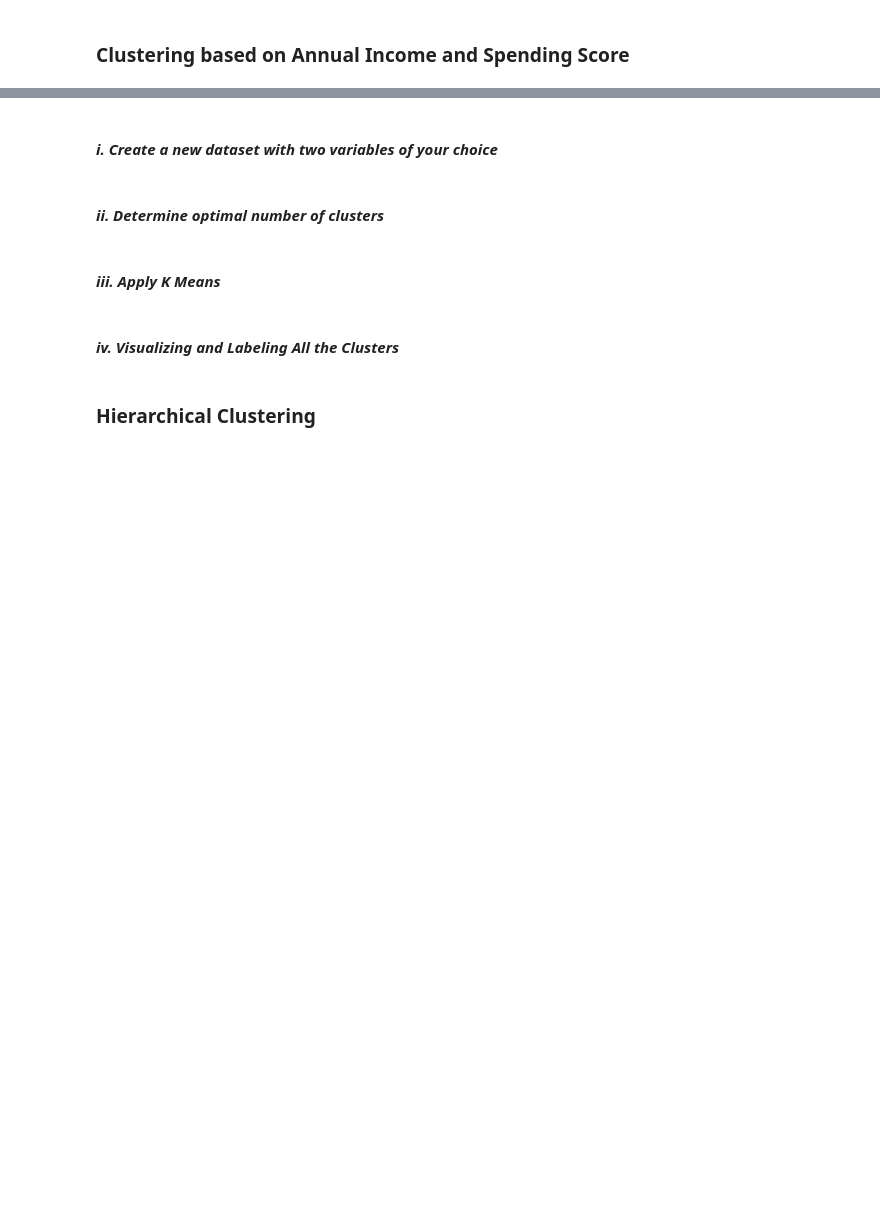
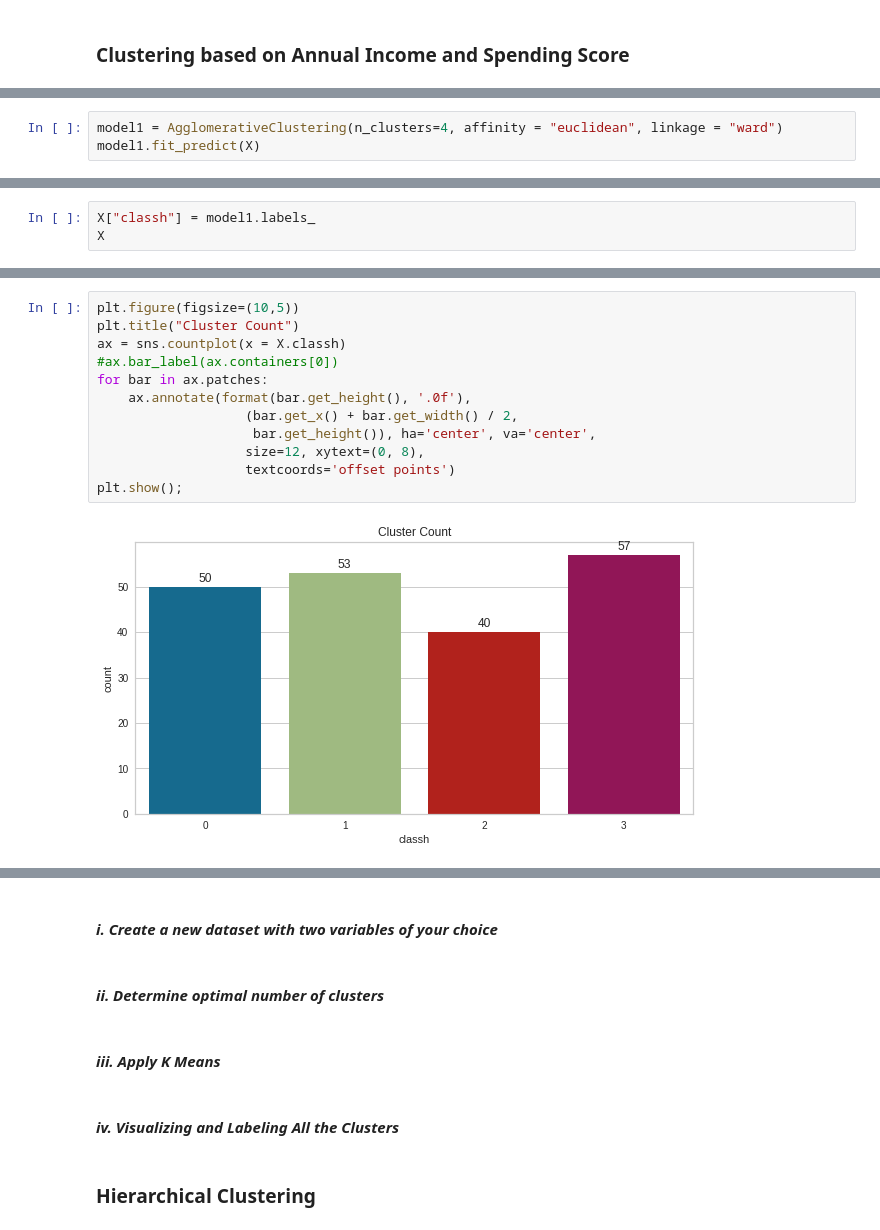
Before and after one commit to simsekibrahim/Cluestering_Analysis_Customers_Segmentation_Project, a Jupyter notebook: Cluestering_Analysis_Customers_Segmentation_Project.ipynb, the cells around one changed output, grey strips where cells are left out. Drawn from its saved outputs; the diff is of its cells as text; blank space fills up the shorter version.

```diff
--- a/Cluestering_Analysis_Customers_Segmentation_Project.ipynb
+++ b/Cluestering_Analysis_Customers_Segmentation_Project.ipynb
@@ -653,0 +828,3 @@ X
+# %%
+model1 = AgglomerativeClustering(n_clusters=4, affinity = "euclidean", linkage = "ward")
+model1.fit_predict(X)
@@ -653,0 +842,3 @@ X
+# %%
+X["classh"] = model1.labels_
+X
@@ -653,0 +873,14 @@ X
+# %%
+plt.figure(figsize=(10,5))
+plt.title("Cluster Count")
+ax = sns.countplot(x = X.classh)
+#ax.bar_label(ax.containers[0])
+for bar in ax.patches:
+    ax.annotate(format(bar.get_height(), '.0f'),
+                   (bar.get_x() + bar.get_width() / 2,
+                    bar.get_height()), ha='center', va='center',
+                   size=12, xytext=(0, 8),
+                   textcoords='offset points')
+plt.show();
+# %% [output]
+[figure, added]
```
Also changed, not shown: parts of 58 cells of this notebook.
